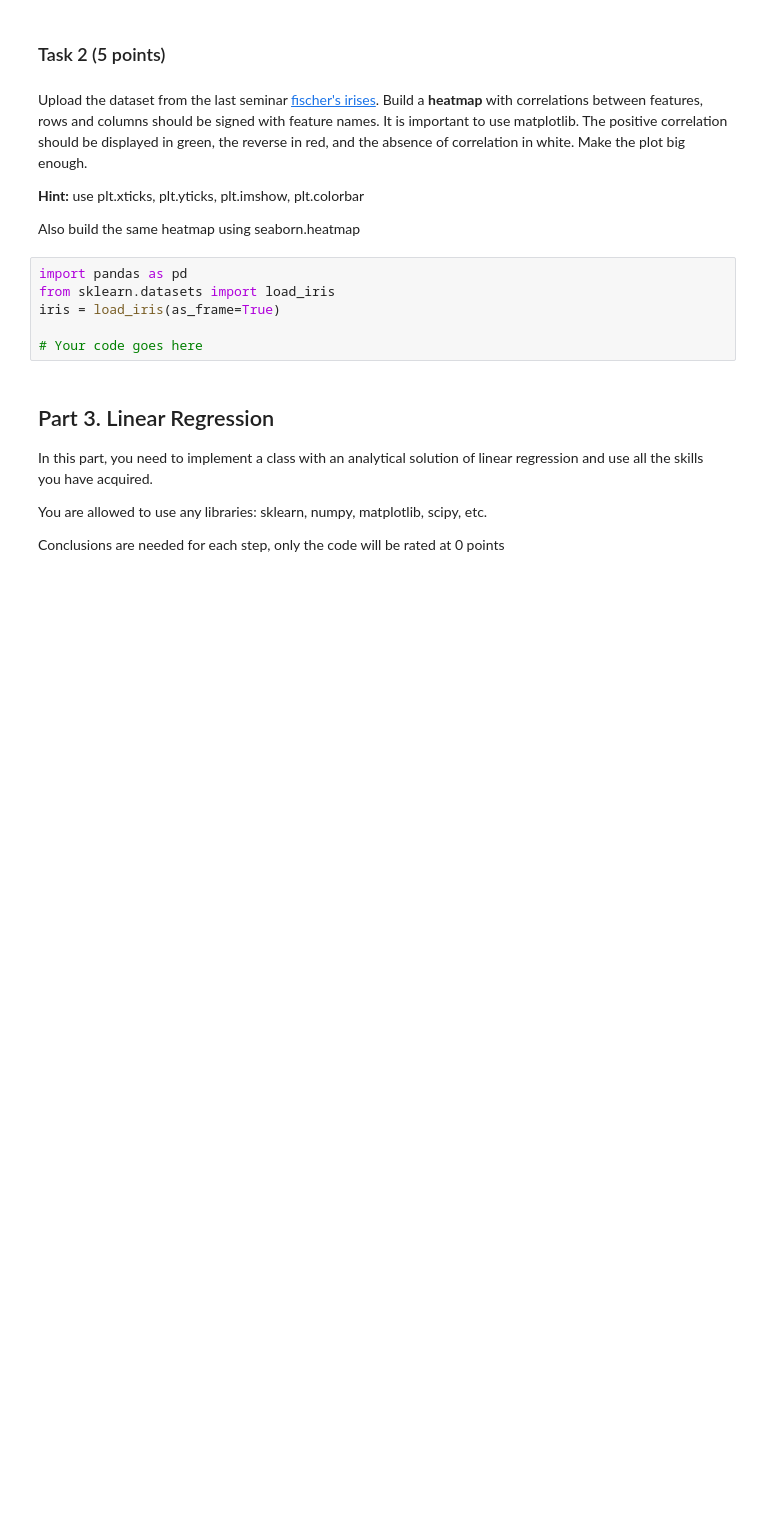
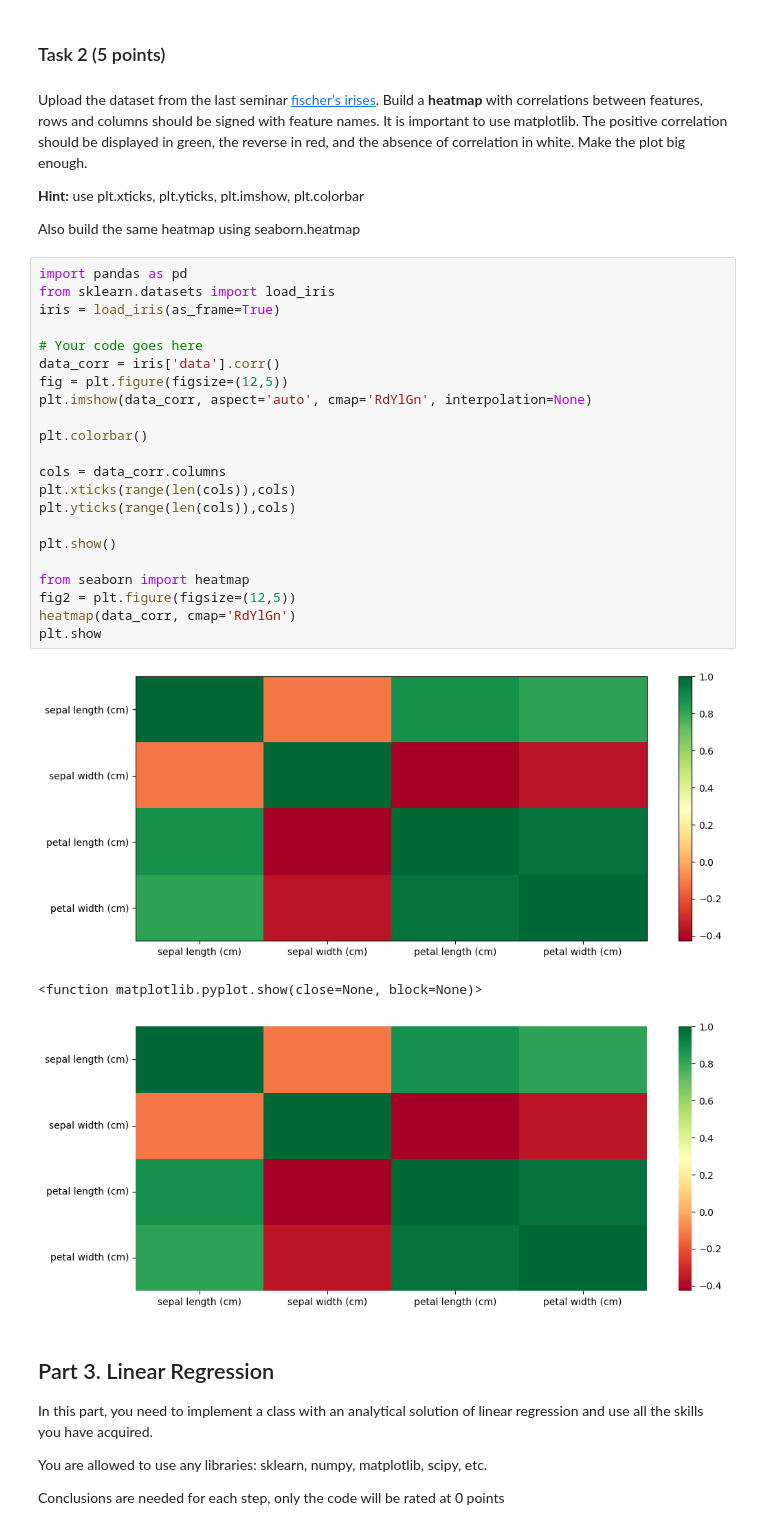
Before and after one commit to Chelovek2002/ml-hse-nes, a Jupyter notebook: 2022/homeworks/homework_1.ipynb, the cells around one changed output. Drawn from its saved outputs; the diff is of its cells as text; blank space fills up the shorter version.

```diff
--- a/2022/homeworks/homework_1.ipynb
+++ b/2022/homeworks/homework_1.ipynb
@@ -161,9 +220,29 @@ Also build the same heatmap using seaborn.heatmap
 # %%
 import pandas as pd
 from sklearn.datasets import load_iris
 iris = load_iris(as_frame=True)
 
 # Your code goes here
+data_corr = iris['data'].corr()
+fig = plt.figure(figsize=(12,5))
+plt.imshow(data_corr, aspect='auto', cmap='RdYlGn', interpolation=None)
+
+plt.colorbar()
+
+cols = data_corr.columns
+plt.xticks(range(len(cols)),cols)
+plt.yticks(range(len(cols)),cols)
+
+plt.show()
+
+from seaborn import heatmap
+fig2 = plt.figure(figsize=(12,5))
+heatmap(data_corr, cmap='RdYlGn')
+plt.show
+# %% [output]
+[figure, added]
+<function matplotlib.pyplot.show(close=None, block=None)>
+[figure, added]
 # %% [markdown]
 ## Part 3. Linear Regression
 In this part, you need to implement a class with an analytical solution of linear regression and use all the skills you have acquired.
```
Also changed, not shown: parts of 19 cells of this notebook, 1 other file.
